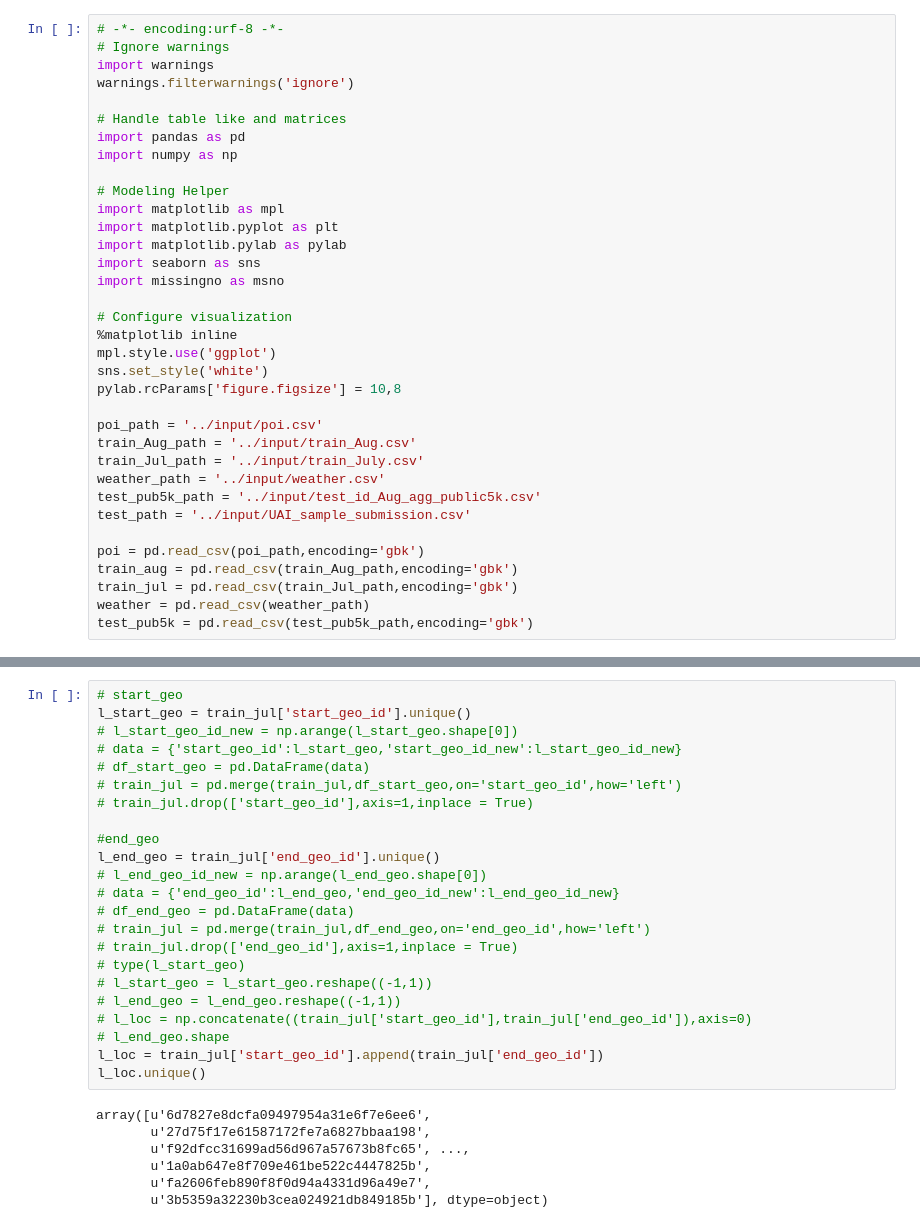
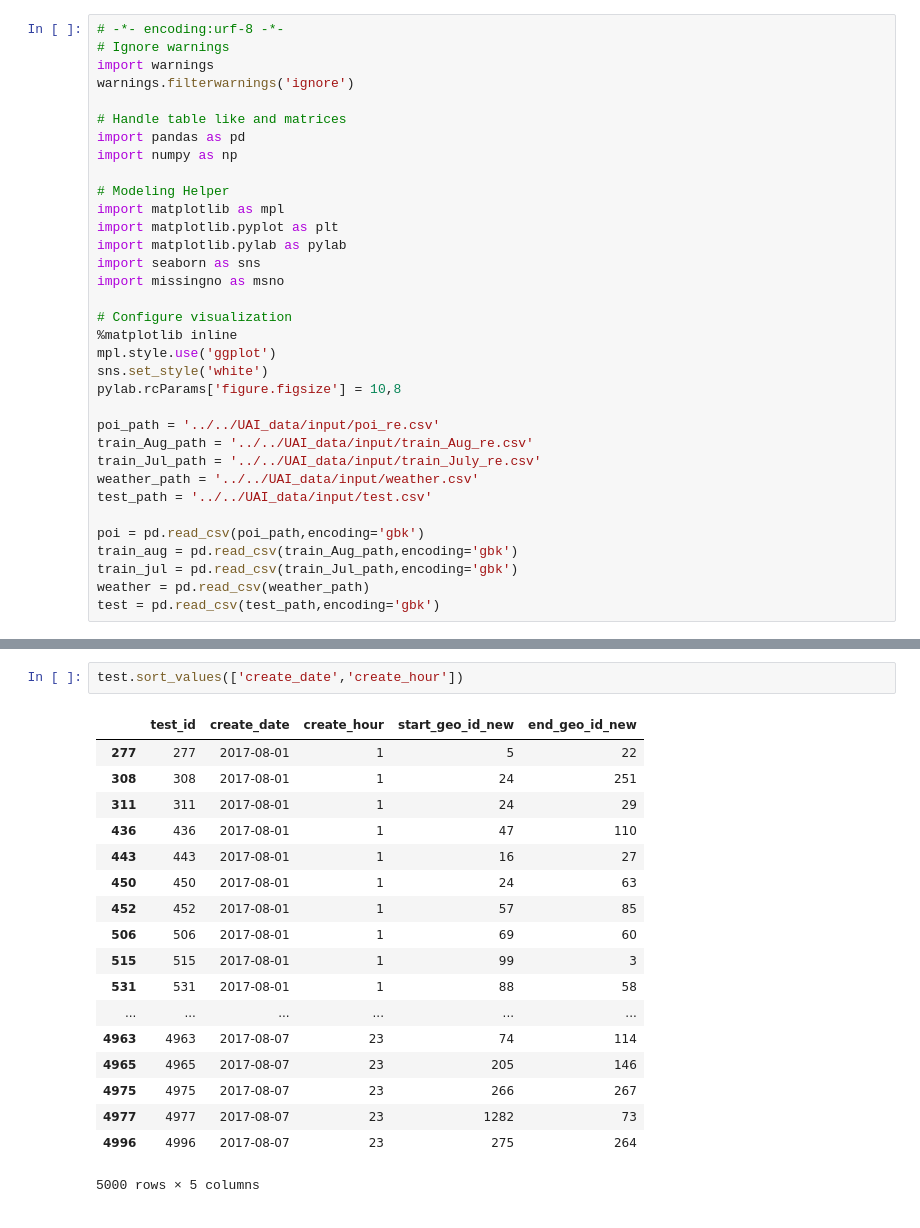
Before and after one commit to dereksjtu/UAI-Cup, a Jupyter notebook: code/EDA_UAI.ipynb, the cells around one changed output, grey strips where cells are left out. Drawn from its saved outputs; the diff is of its cells as text.

Commit message:
reconstruct data

```diff
--- a/code/EDA_UAI.ipynb
+++ b/code/EDA_UAI.ipynb
@@ -21,15 +21,14 @@ mpl.style.use('ggplot')
 sns.set_style('white')
 pylab.rcParams['figure.figsize'] = 10,8
 
-poi_path = '../input/poi.csv'
-train_Aug_path = '../input/train_Aug.csv'
-train_Jul_path = '../input/train_July.csv'
-weather_path = '../input/weather.csv'
-test_pub5k_path = '../input/test_id_Aug_agg_public5k.csv'
-test_path = '../input/UAI_sample_submission.csv'
+poi_path = '../../UAI_data/input/poi_re.csv'
+train_Aug_path = '../../UAI_data/input/train_Aug_re.csv'
+train_Jul_path = '../../UAI_data/input/train_July_re.csv'
+weather_path = '../../UAI_data/input/weather.csv'
+test_path = '../../UAI_data/input/test.csv'
 
 poi = pd.read_csv(poi_path,encoding='gbk')
 train_aug = pd.read_csv(train_Aug_path,encoding='gbk')
 train_jul = pd.read_csv(train_Jul_path,encoding='gbk')
 weather = pd.read_csv(weather_path)
-test_pub5k = pd.read_csv(test_pub5k_path,encoding='gbk')
+test = pd.read_csv(test_path,encoding='gbk')
@@ -155,30 +35,21 @@ train_aug.to_csv('../input/train_Aug_re.csv',encoding='gbk',index=False)
-# %%
-# start_geo
-l_start_geo = train_jul['start_geo_id'].unique()
-# l_start_geo_id_new = np.arange(l_start_geo.shape[0])
-# data = {'start_geo_id':l_start_geo,'start_geo_id_new':l_start_geo_id_new}
-# df_start_geo = pd.DataFrame(data)
-# train_jul = pd.merge(train_jul,df_start_geo,on='start_geo_id',how='left')
-# train_jul.drop(['start_geo_id'],axis=1,inplace = True)
-
-#end_geo
-l_end_geo = train_jul['end_geo_id'].unique()
-# l_end_geo_id_new = np.arange(l_end_geo.shape[0])
-# data = {'end_geo_id':l_end_geo,'end_geo_id_new':l_end_geo_id_new}
-# df_end_geo = pd.DataFrame(data)
-# train_jul = pd.merge(train_jul,df_end_geo,on='end_geo_id',how='left')
-# train_jul.drop(['end_geo_id'],axis=1,inplace = True)
-# type(l_start_geo)
-# l_start_geo = l_start_geo.reshape((-1,1))
-# l_end_geo = l_end_geo.reshape((-1,1))
-# l_loc = np.concatenate((train_jul['start_geo_id'],train_jul['end_geo_id']),axis=0)
-# l_end_geo.shape
-l_loc = train_jul['start_geo_id'].append(train_jul['end_geo_id'])
-l_loc.unique()
-# %% [output]
-array([u'6d7827e8dcfa09497954a31e6f7e6ee6',
-       u'27d75f17e61587172fe7a6827bbaa198',
-       u'f92dfcc31699ad56d967a57673b8fc65', ...,
-       u'1a0ab647e8f709e461be522c4447825b',
-       u'fa2606feb890f8f0d94a4331d96a49e7',
-       u'3b5359a32230b3cea024921db849185b'], dtype=object)
+# %%
+test.sort_values(['create_date','create_hour'])
+# %% [output]
+|  | test_id | create_date | create_hour | start_geo_id_new | end_geo_id_new |
+| 277 | 277 | 2017-08-01 | 1 | 5 | 22 |
+| 308 | 308 | 2017-08-01 | 1 | 24 | 251 |
+| 311 | 311 | 2017-08-01 | 1 | 24 | 29 |
+| 436 | 436 | 2017-08-01 | 1 | 47 | 110 |
+| 443 | 443 | 2017-08-01 | 1 | 16 | 27 |
+| 450 | 450 | 2017-08-01 | 1 | 24 | 63 |
+| 452 | 452 | 2017-08-01 | 1 | 57 | 85 |
+| 506 | 506 | 2017-08-01 | 1 | 69 | 60 |
+| 515 | 515 | 2017-08-01 | 1 | 99 | 3 |
+| 531 | 531 | 2017-08-01 | 1 | 88 | 58 |
+| ... | ... | ... | ... | ... | ... |
+| 4963 | 4963 | 2017-08-07 | 23 | 74 | 114 |
+| 4965 | 4965 | 2017-08-07 | 23 | 205 | 146 |
+| 4975 | 4975 | 2017-08-07 | 23 | 266 | 267 |
+| 4977 | 4977 | 2017-08-07 | 23 | 1282 | 73 |
+| 4996 | 4996 | 2017-08-07 | 23 | 275 | 264 |
+5000 rows × 5 columns
```
Also changed, not shown: parts of 6 cells of this notebook, 1 other file.
